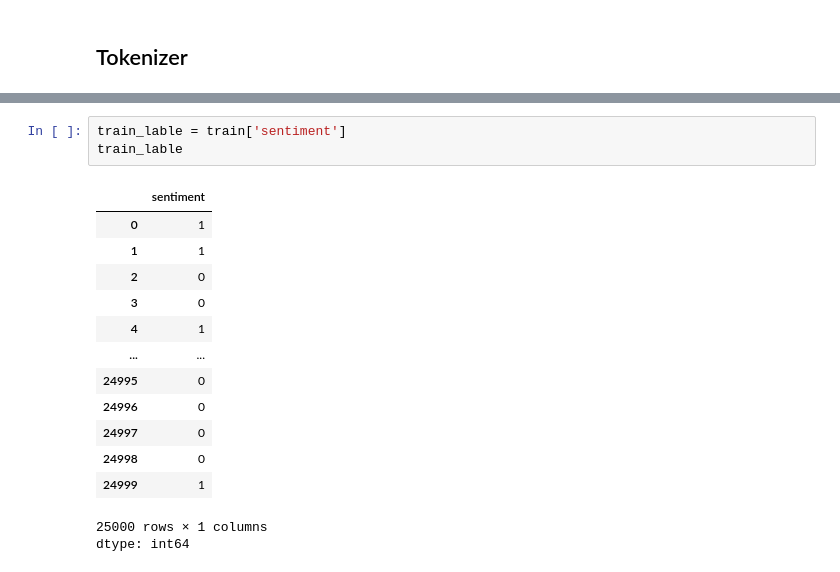
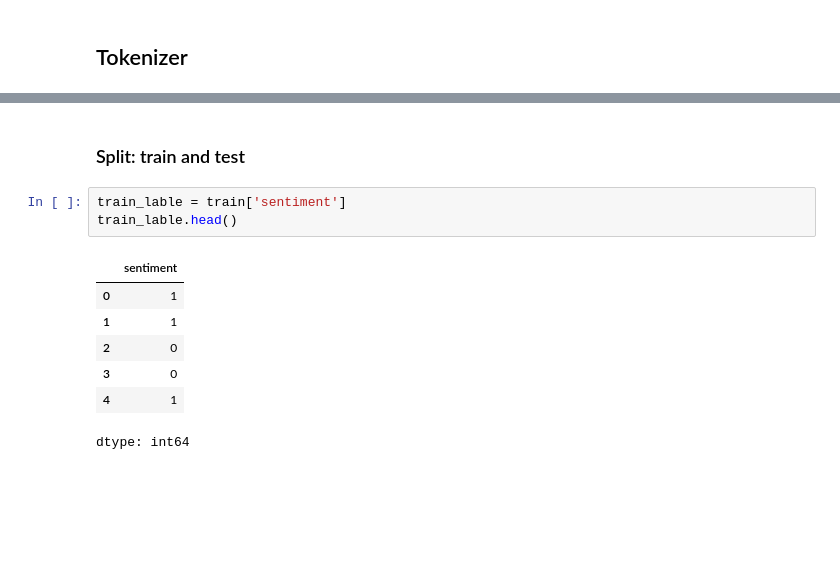
Before and after one commit to 20161609/AI-Tech-Learning, a Jupyter notebook: 23_rnn_bin_movie_sample.ipynb, the cells around one changed output, grey strips where cells are left out. Cells and saved outputs as stored; diff of their text form; blank space fills up the shorter version.

```diff
--- a/23_rnn_bin_movie_sample.ipynb
+++ b/23_rnn_bin_movie_sample.ipynb
@@ -175,18 +160,13 @@ train.head()
+# %% [markdown]
+### Split: train and test
 # %%
 train_lable = train['sentiment']
-train_lable
+train_lable.head()
 # %% [output]
 |  | sentiment |
 | 0 | 1 |
 | 1 | 1 |
 | 2 | 0 |
 | 3 | 0 |
 | 4 | 1 |
-| ... | ... |
-| 24995 | 0 |
-| 24996 | 0 |
-| 24997 | 0 |
-| 24998 | 0 |
-| 24999 | 1 |
-25000 rows × 1 columns
 dtype: int64
```
Also changed, not shown: parts of 68 cells of this notebook.
